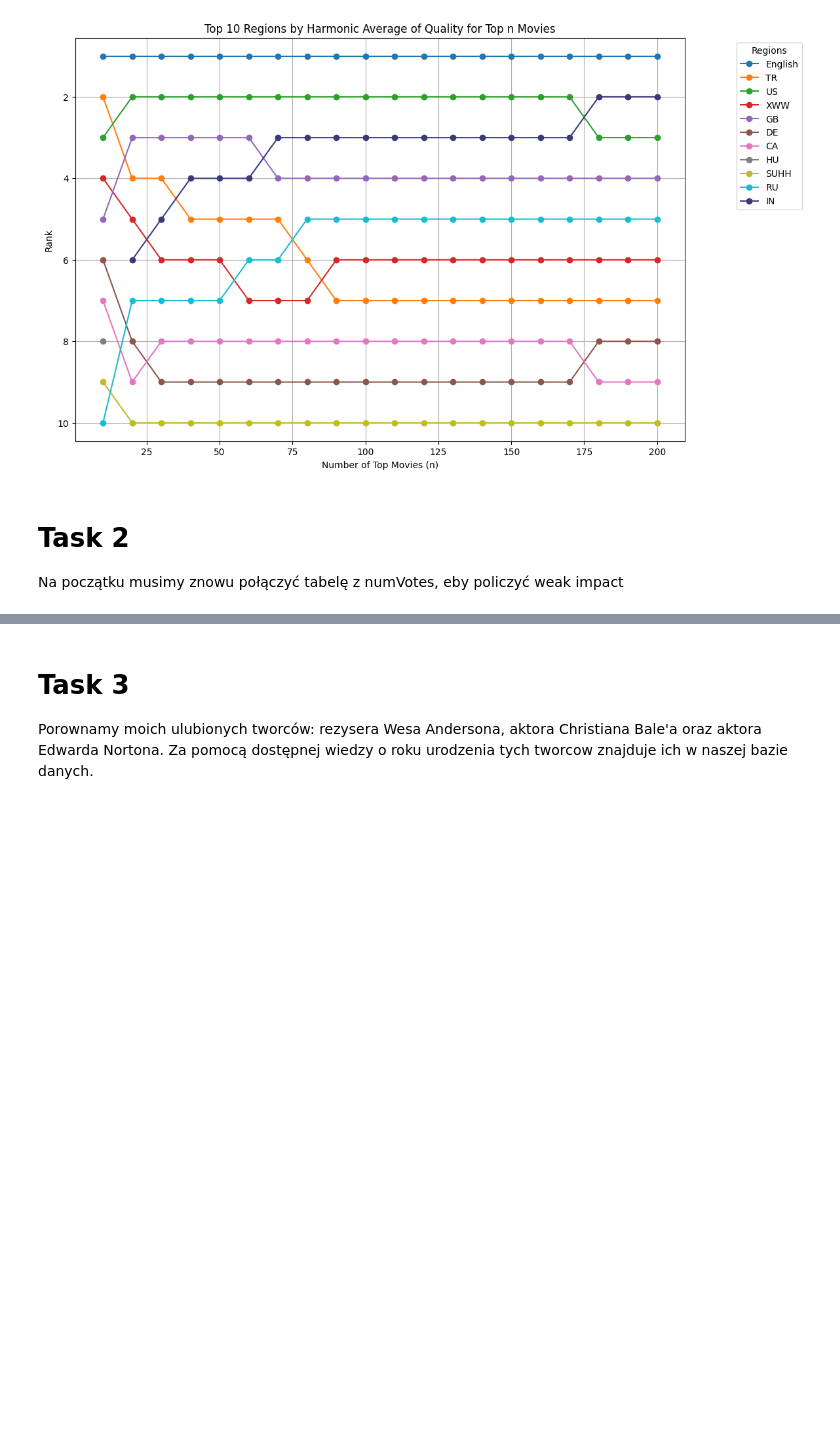
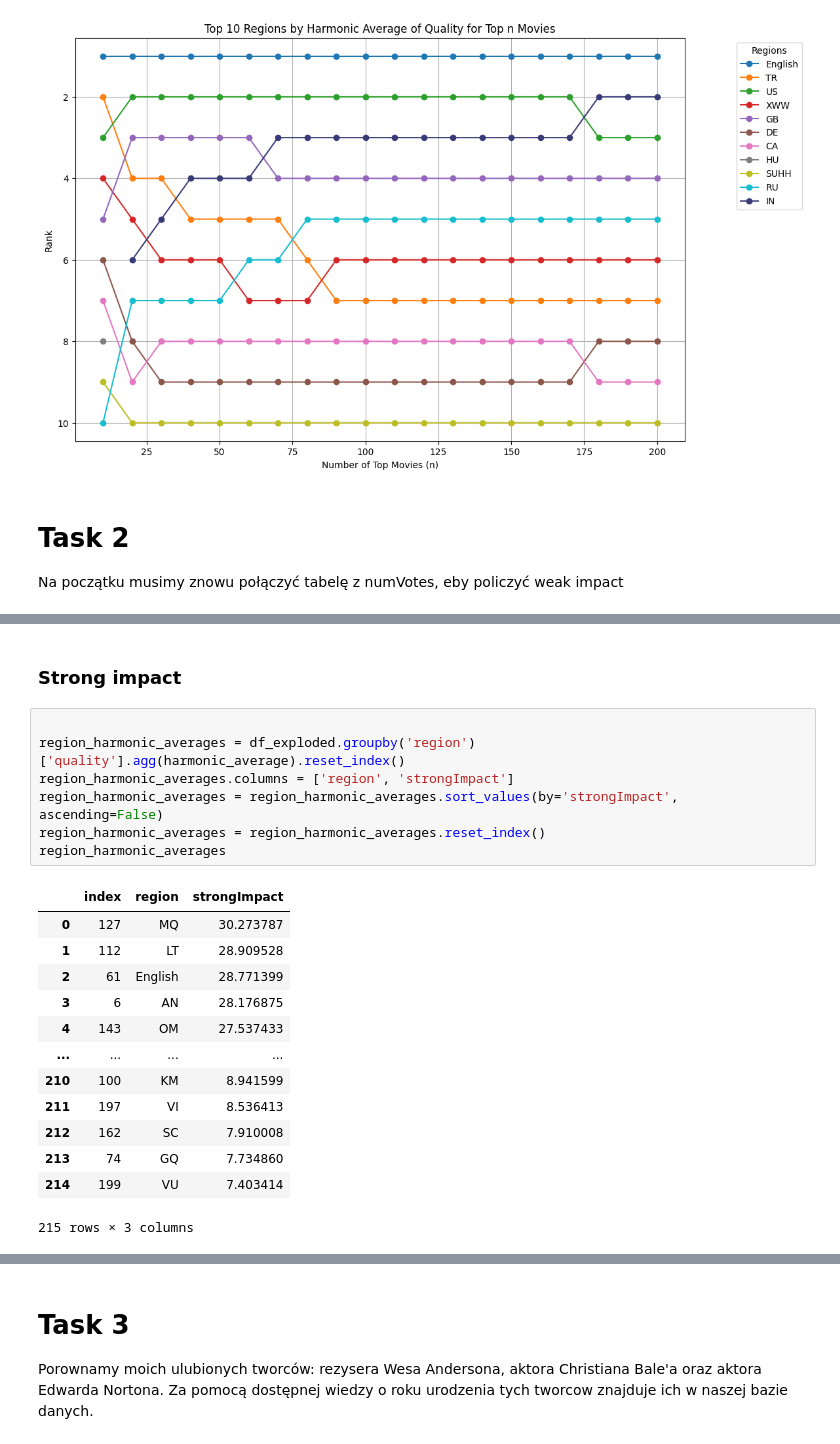
Before and after one commit to marsocha/NYPD_Marcin_Socha, a Jupyter notebook: 25_08.ipynb, the cells around one changed output, grey strips where cells are left out. Saved outputs shown, nothing was run; the diff lists cells and outputs as text; blank space fills up the shorter version.

```diff
--- a/25_08.ipynb
+++ b/25_08.ipynb
@@ -381,0 +359,23 @@ UnboundLocalError: cannot access local variable 'region_harmonic_means_df' where
+# %% [markdown]
+### Strong impact
+# %%
+
+region_harmonic_averages = df_exploded.groupby('region')['quality'].agg(harmonic_average).reset_index()
+region_harmonic_averages.columns = ['region', 'strongImpact']
+region_harmonic_averages = region_harmonic_averages.sort_values(by='strongImpact', ascending=False)
+region_harmonic_averages = region_harmonic_averages.reset_index()
+region_harmonic_averages
+# %% [output]
+|  | index | region | strongImpact |
+| 0 | 127 | MQ | 30.273787 |
+| 1 | 112 | LT | 28.909528 |
+| 2 | 61 | English | 28.771399 |
+| 3 | 6 | AN | 28.176875 |
+| 4 | 143 | OM | 27.537433 |
+| ... | ... | ... | ... |
+| 210 | 100 | KM | 8.941599 |
+| 211 | 197 | VI | 8.536413 |
+| 212 | 162 | SC | 7.910008 |
+| 213 | 74 | GQ | 7.734860 |
+| 214 | 199 | VU | 7.403414 |
+215 rows × 3 columns
```
Also changed, not shown: parts of 19 cells of this notebook.
